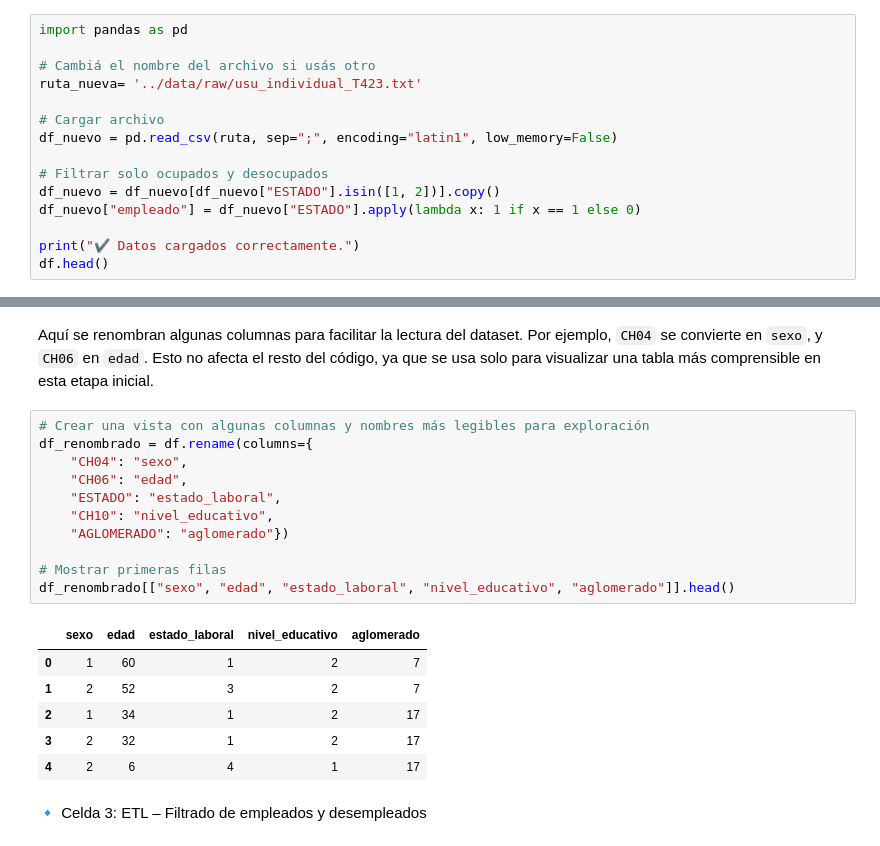
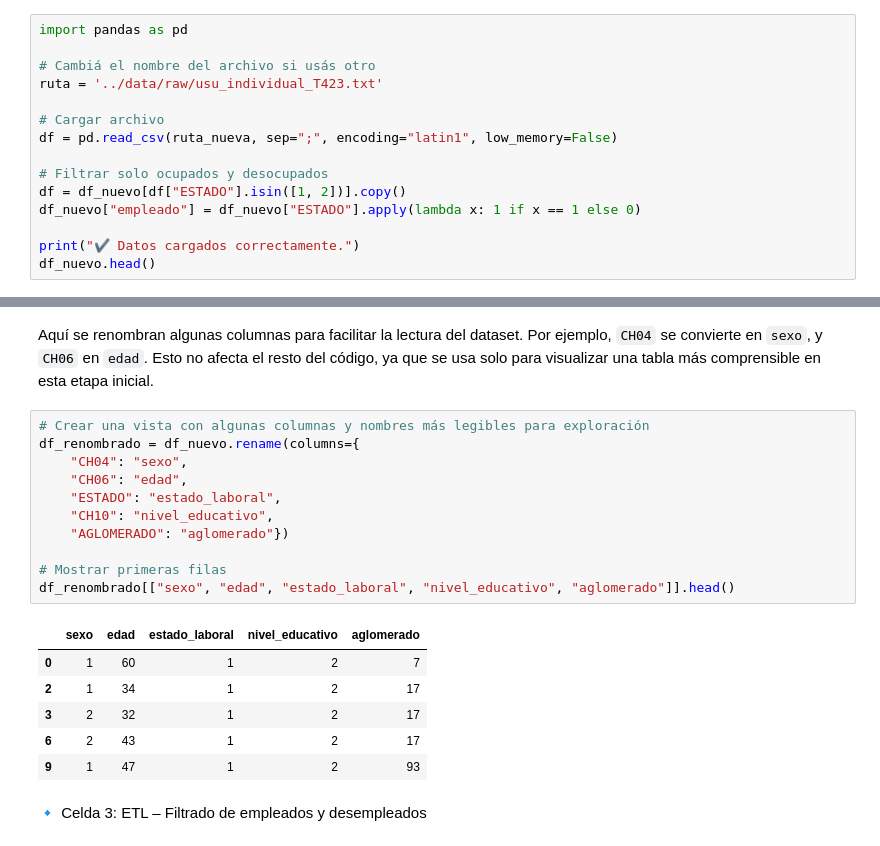
Before and after one commit to belpad24/empleo_clasificacion_eph, a Jupyter notebook: notebooks/Eda_Preprocesamiento_ProyectoParcial_AA_.ipynb, the cells around one changed output, grey strips where cells are left out. Cells and saved outputs as stored; diff of their text form.

```diff
--- a/notebooks/Eda_Preprocesamiento_ProyectoParcial_AA_.ipynb
+++ b/notebooks/Eda_Preprocesamiento_ProyectoParcial_AA_.ipynb
@@ -8,16 +8,16 @@ Esta celda carga el archivo original de la EPH (Encuesta Permanente de Hogares)
 import pandas as pd
 
 # Cambiá el nombre del archivo si usás otro
-ruta_nueva= '../data/raw/usu_individual_T423.txt'
+ruta = '../data/raw/usu_individual_T423.txt'
 
 # Cargar archivo
-df_nuevo = pd.read_csv(ruta, sep=";", encoding="latin1", low_memory=False)
+df = pd.read_csv(ruta_nueva, sep=";", encoding="latin1", low_memory=False)
 
 # Filtrar solo ocupados y desocupados
-df_nuevo = df_nuevo[df_nuevo["ESTADO"].isin([1, 2])].copy()
+df = df_nuevo[df["ESTADO"].isin([1, 2])].copy()
 df_nuevo["empleado"] = df_nuevo["ESTADO"].apply(lambda x: 1 if x == 1 else 0)
 
 print("✔️ Datos cargados correctamente.")
-df.head()
+df_nuevo.head()
 # %% [output]
 ✔️ Datos cargados correctamente.
@@ -34,22 +34,22 @@ df.head()
 Aquí se renombran algunas columnas para facilitar la lectura del dataset. Por ejemplo, `CH04` se convierte en `sexo`, y `CH06` en `edad`. Esto no afecta el resto del código, ya que se usa solo para visualizar una tabla más comprensible en esta etapa inicial.
 # %%
 # Crear una vista con algunas columnas y nombres más legibles para exploración
-df_renombrado = df.rename(columns={
+df_renombrado = df_nuevo.rename(columns={
     "CH04": "sexo",
     "CH06": "edad",
     "ESTADO": "estado_laboral",
     "CH10": "nivel_educativo",
     "AGLOMERADO": "aglomerado"})
 
 # Mostrar primeras filas
 df_renombrado[["sexo", "edad", "estado_laboral", "nivel_educativo", "aglomerado"]].head()
 # %% [output]
 |  | sexo | edad | estado_laboral | nivel_educativo | aglomerado |
 | 0 | 1 | 60 | 1 | 2 | 7 |
-| 1 | 2 | 52 | 3 | 2 | 7 |
 | 2 | 1 | 34 | 1 | 2 | 17 |
 | 3 | 2 | 32 | 1 | 2 | 17 |
-| 4 | 2 | 6 | 4 | 1 | 17 |
+| 6 | 2 | 43 | 1 | 2 | 17 |
+| 9 | 1 | 47 | 1 | 2 | 93 |
 # %% [markdown]
 🔹 Celda 3: ETL – Filtrado de empleados y desempleados
 # %% [markdown]
```
Also changed, not shown: parts of 5 cells of this notebook, 4 other files.
